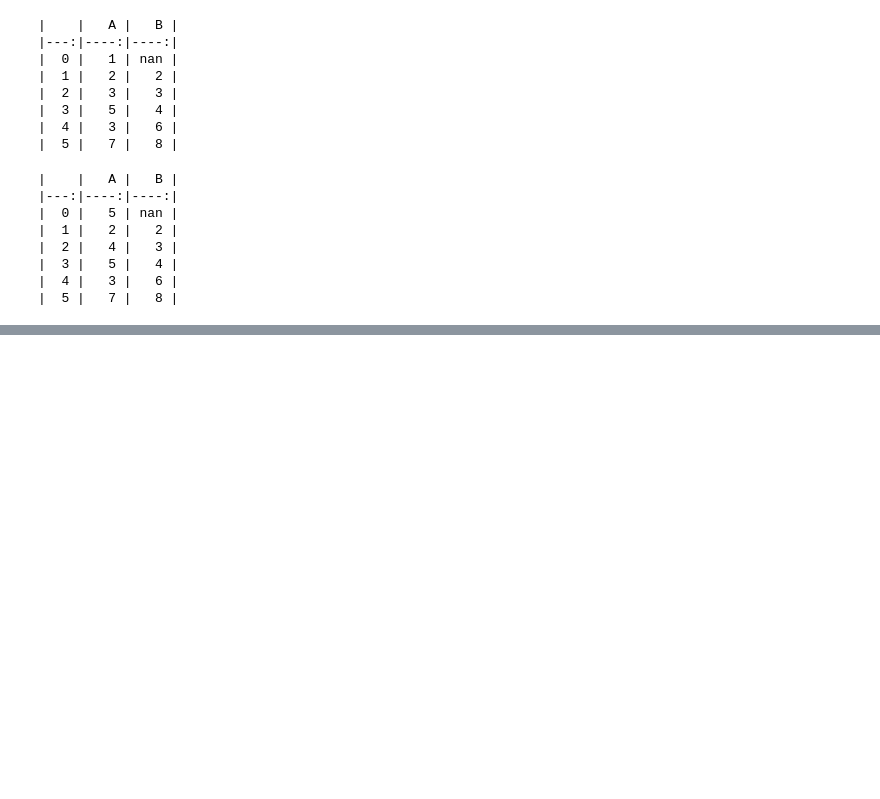
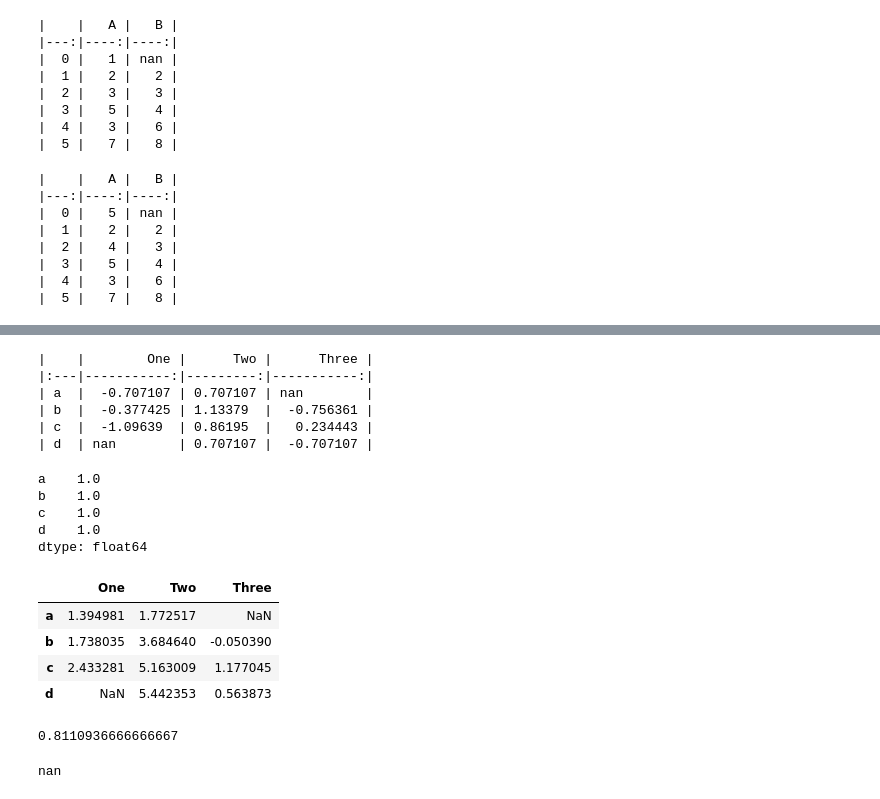
Before and after one commit to galaxy1014/ML_module_summary, a Jupyter notebook: Pandas/Basic Function/Basic Functionality.ipynb, the cells around one changed output, grey strips where cells are left out. Drawn from its saved outputs; the diff is of its cells as text; code cells hidden in the pictures; blank space fills up the shorter version.

```diff
--- a/Pandas/Basic Function/Basic Functionality.ipynb
+++ b/Pandas/Basic Function/Basic Functionality.ipynb
@@ -666,0 +725,33 @@ print(b.to_markdown())
+# %%
+print(xs_stand.to_markdown())
+# %% [output]
+|    |        One |      Two |      Three |
+|:---|-----------:|---------:|-----------:|
+| a  |  -0.707107 | 0.707107 | nan        |
+| b  |  -0.377425 | 1.13379  |  -0.756361 |
+| c  |  -1.09639  | 0.86195  |   0.234443 |
+| d  | nan        | 0.707107 |  -0.707107 |
+# %%
+xs_stand.std(1)
+# %% [output]
+a    1.0
+b    1.0
+c    1.0
+d    1.0
+dtype: float64
+# %%
+df.cumsum()
+# %% [output]
+|  | One | Two | Three |
+| a | 1.394981 | 1.772517 | NaN |
+| b | 1.738035 | 3.684640 | -0.050390 |
+| c | 2.433281 | 5.163009 | 1.177045 |
+| d | NaN | 5.442353 | 0.563873 |
+# %%
+np.mean(df['One'])
+# %% [output]
+0.8110936666666667
+# %%
+np.mean(df['One'].to_numpy())
+# %% [output]
+nan
```
Also changed, not shown: parts of 28 cells of this notebook.
